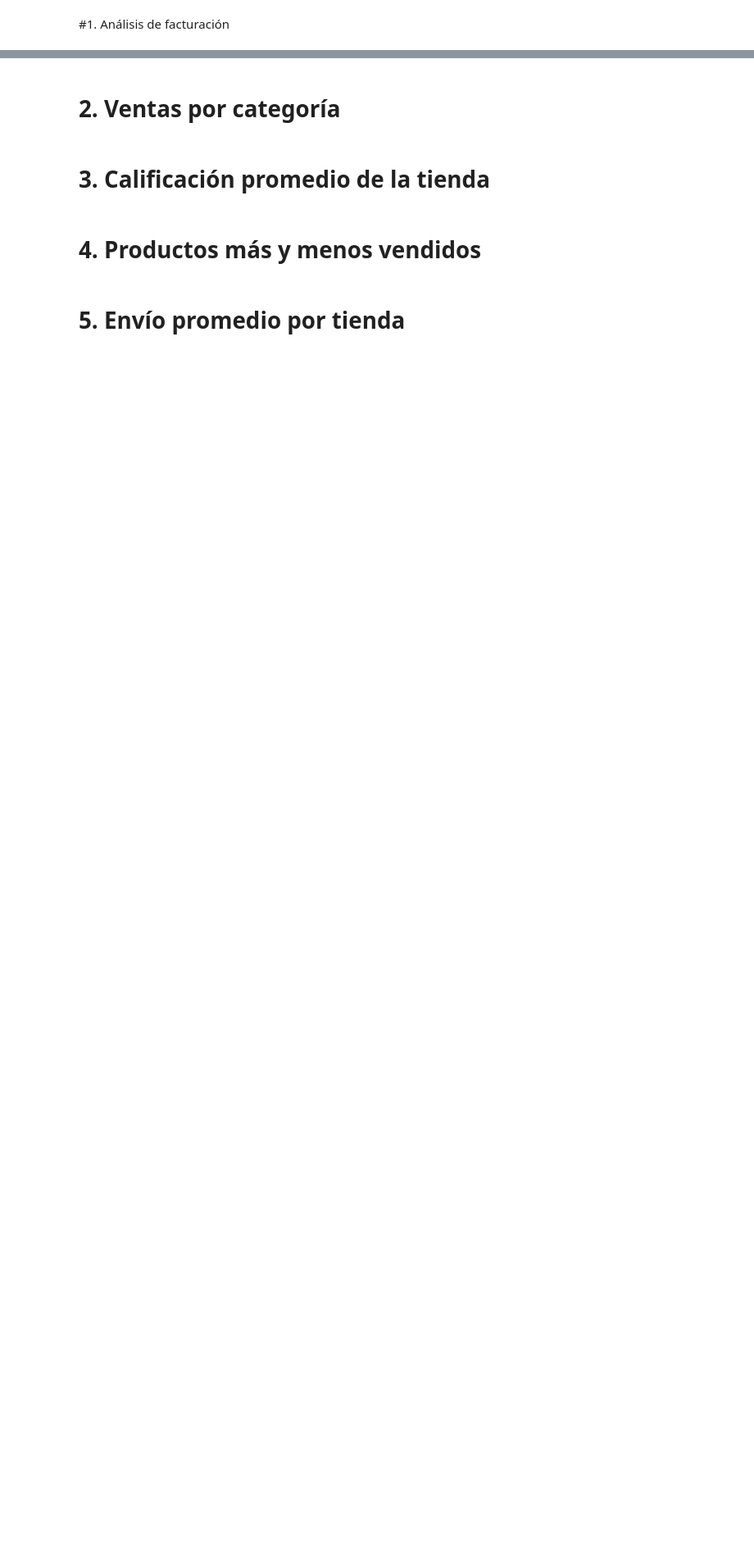
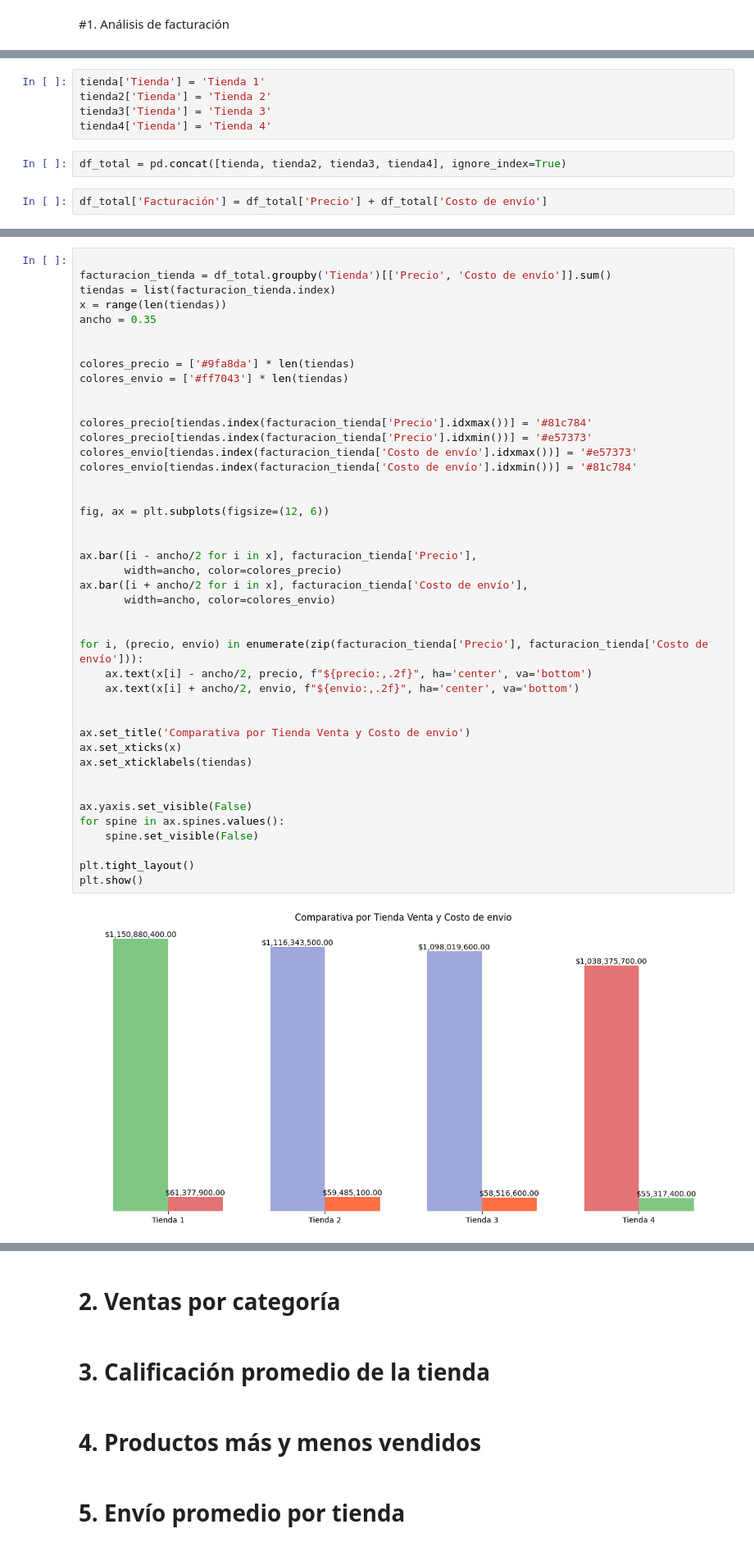
Before and after one commit to r2x4/01_challenge_data_science, a Jupyter notebook: AluraStoreLatam.ipynb, the cells around one changed output, grey strips where cells are left out. Shown at 82% size. Saved outputs shown, nothing was run; the diff lists cells and outputs as text; blank space fills up the shorter version.

```diff
--- a/AluraStoreLatam.ipynb
+++ b/AluraStoreLatam.ipynb
@@ -27,0 +37,9 @@ tienda.head()
+# %%
+tienda['Tienda'] = 'Tienda 1'
+tienda2['Tienda'] = 'Tienda 2'
+tienda3['Tienda'] = 'Tienda 3'
+tienda4['Tienda'] = 'Tienda 4'
+# %%
+df_total = pd.concat([tienda, tienda2, tienda3, tienda4], ignore_index=True)
+# %%
+df_total['Facturación'] = df_total['Precio'] + df_total['Costo de envío']
@@ -27,0 +48,45 @@ tienda.head()
+# %%
+
+facturacion_tienda = df_total.groupby('Tienda')[['Precio', 'Costo de envío']].sum()
+tiendas = list(facturacion_tienda.index)
+x = range(len(tiendas))
+ancho = 0.35
+
+
+colores_precio = ['#9fa8da'] * len(tiendas)
+colores_envio = ['#ff7043'] * len(tiendas)
+
+
+colores_precio[tiendas.index(facturacion_tienda['Precio'].idxmax())] = '#81c784'
+colores_precio[tiendas.index(facturacion_tienda['Precio'].idxmin())] = '#e57373'
+colores_envio[tiendas.index(facturacion_tienda['Costo de envío'].idxmax())] = '#e57373'
+colores_envio[tiendas.index(facturacion_tienda['Costo de envío'].idxmin())] = '#81c784'
+
+
+fig, ax = plt.subplots(figsize=(12, 6))
+
+
+ax.bar([i - ancho/2 for i in x], facturacion_tienda['Precio'],
+       width=ancho, color=colores_precio)
+ax.bar([i + ancho/2 for i in x], facturacion_tienda['Costo de envío'],
+       width=ancho, color=colores_envio)
+
+
+for i, (precio, envio) in enumerate(zip(facturacion_tienda['Precio'], facturacion_tienda['Costo de envío'])):
+    ax.text(x[i] - ancho/2, precio, f"${precio:,.2f}", ha='center', va='bottom')
+    ax.text(x[i] + ancho/2, envio, f"${envio:,.2f}", ha='center', va='bottom')
+
+
+ax.set_title('Comparativa por Tienda Venta y Costo de envio')
+ax.set_xticks(x)
+ax.set_xticklabels(tiendas)
+
+
+ax.yaxis.set_visible(False)
+for spine in ax.spines.values():
+    spine.set_visible(False)
+
+plt.tight_layout()
+plt.show()
+# %% [output]
+[figure, added]
```
Also changed, not shown: parts of 4 cells of this notebook.
